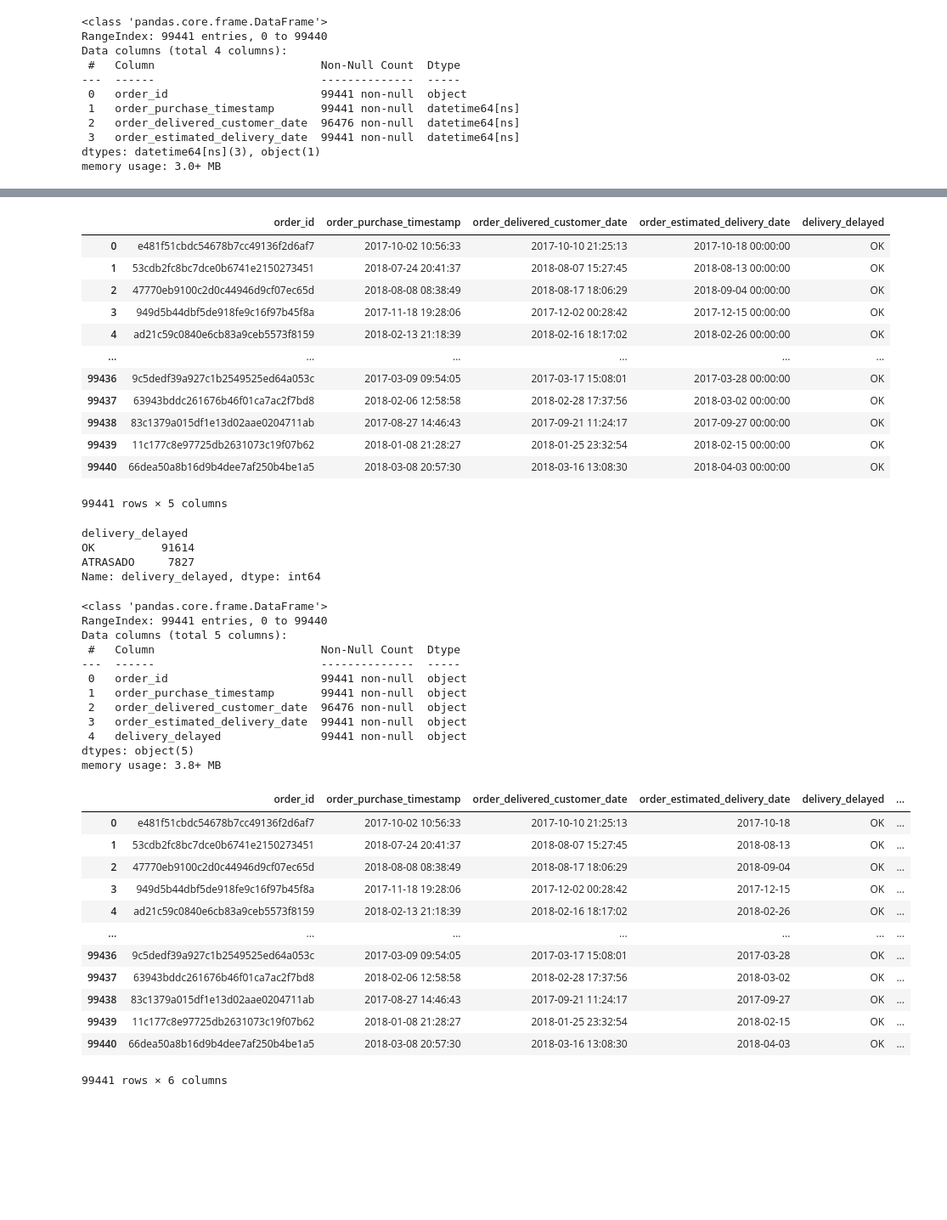
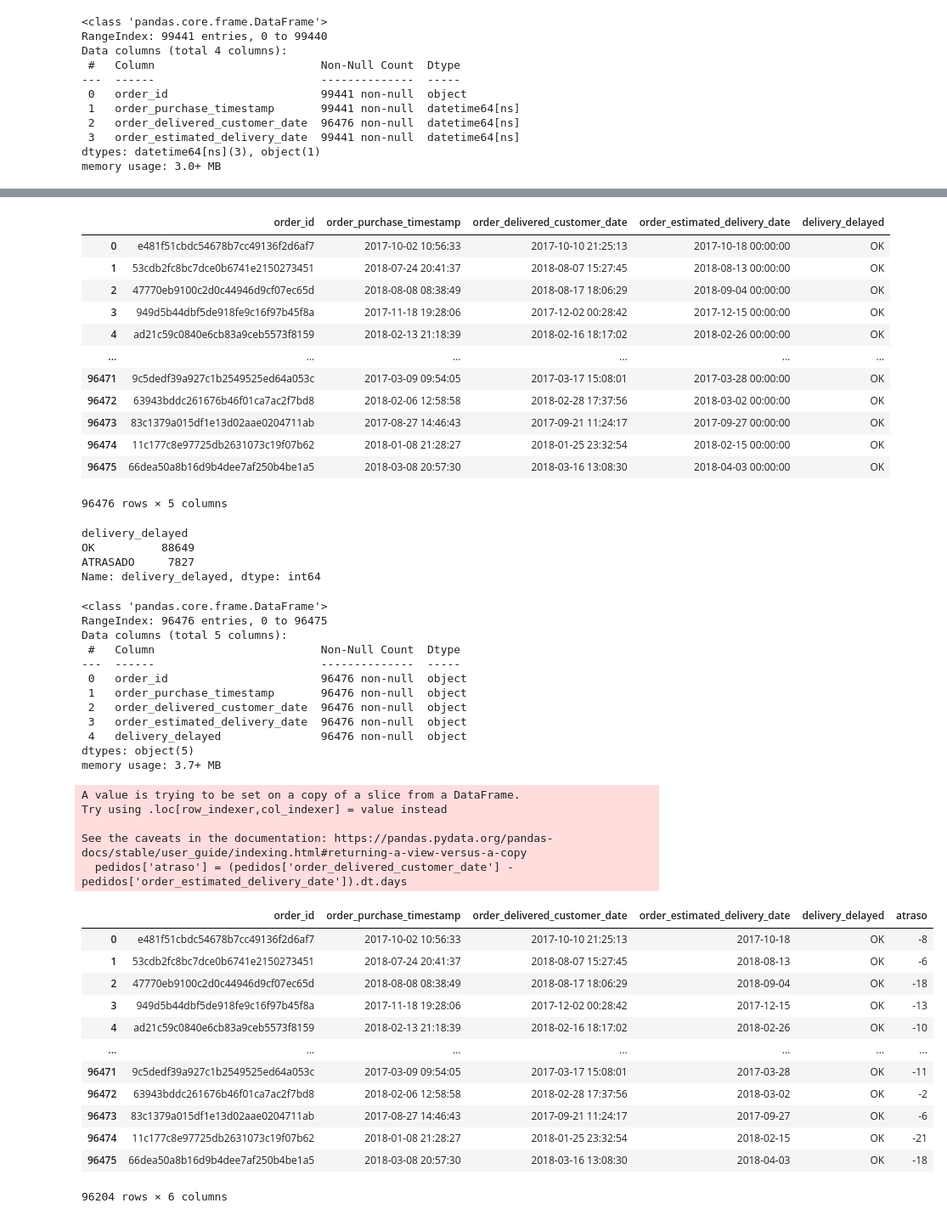
Before and after one commit to MDayvson/Ciencia-de-Dados, a Jupyter notebook: Ciência de Dados Impressionador/18. Utilizando o SQL com dados reais de venda/5. exercicio.ipynb, the cells around one changed output, grey strips where cells are left out. Shown at 85% size. Saved outputs shown, nothing was run; the diff lists cells and outputs as text; code cells hidden in the pictures; blank space fills up the shorter version.

```diff
--- a/Ciência de Dados Impressionador/18. Utilizando o SQL com dados reais de venda/5. exercicio.ipynb
+++ b/Ciência de Dados Impressionador/18. Utilizando o SQL com dados reais de venda/5. exercicio.ipynb
@@ -124,6 +124,7 @@ pedidos = executa_consulta('SELECT order_id, \
                            order_purchase_timestamp, \
                            order_delivered_customer_date, \
                            order_estimated_delivery_date \
-                           FROM orders')
+                           FROM orders \
+                           WHERE order_delivered_customer_date IS NOT NULL')
 pedidos
 # %% [output]
@@ -156,36 +157,36 @@ pedidos
 | 3 | 949d5b44dbf5de918fe9c16f97b45f8a | 2017-11-18 19:28:06 | 2017-12-02 00:28:42 | 2017-12-15 00:00:00 | OK |
 | 4 | ad21c59c0840e6cb83a9ceb5573f8159 | 2018-02-13 21:18:39 | 2018-02-16 18:17:02 | 2018-02-26 00:00:00 | OK |
 | ... | ... | ... | ... | ... | ... |
-| 99436 | 9c5dedf39a927c1b2549525ed64a053c | 2017-03-09 09:54:05 | 2017-03-17 15:08:01 | 2017-03-28 00:00:00 | OK |
-| 99437 | 63943bddc261676b46f01ca7ac2f7bd8 | 2018-02-06 12:58:58 | 2018-02-28 17:37:56 | 2018-03-02 00:00:00 | OK |
-| 99438 | 83c1379a015df1e13d02aae0204711ab | 2017-08-27 14:46:43 | 2017-09-21 11:24:17 | 2017-09-27 00:00:00 | OK |
-| 99439 | 11c177c8e97725db2631073c19f07b62 | 2018-01-08 21:28:27 | 2018-01-25 23:32:54 | 2018-02-15 00:00:00 | OK |
-| 99440 | 66dea50a8b16d9b4dee7af250b4be1a5 | 2018-03-08 20:57:30 | 2018-03-16 13:08:30 | 2018-04-03 00:00:00 | OK |
+| 96471 | 9c5dedf39a927c1b2549525ed64a053c | 2017-03-09 09:54:05 | 2017-03-17 15:08:01 | 2017-03-28 00:00:00 | OK |
+| 96472 | 63943bddc261676b46f01ca7ac2f7bd8 | 2018-02-06 12:58:58 | 2018-02-28 17:37:56 | 2018-03-02 00:00:00 | OK |
+| 96473 | 83c1379a015df1e13d02aae0204711ab | 2017-08-27 14:46:43 | 2017-09-21 11:24:17 | 2017-09-27 00:00:00 | OK |
+| 96474 | 11c177c8e97725db2631073c19f07b62 | 2018-01-08 21:28:27 | 2018-01-25 23:32:54 | 2018-02-15 00:00:00 | OK |
+| 96475 | 66dea50a8b16d9b4dee7af250b4be1a5 | 2018-03-08 20:57:30 | 2018-03-16 13:08:30 | 2018-04-03 00:00:00 | OK |
-99441 rows × 5 columns
+96476 rows × 5 columns
 # %%
 # Fazendo o group by para obter a contagem de verdadeiros e falsos
 
 pedidos.groupby('delivery_delayed')['delivery_delayed'].count().sort_values(ascending=False)
 # %% [output]
 delivery_delayed
-OK          91614
+OK          88649
 ATRASADO     7827
 Name: delivery_delayed, dtype: int64
 # %%
 pedidos.info()
 # %% [output]
 <class 'pandas.core.frame.DataFrame'>
-RangeIndex: 99441 entries, 0 to 99440
+RangeIndex: 96476 entries, 0 to 96475
 Data columns (total 5 columns):
  #   Column                         Non-Null Count  Dtype
 ---  ------                         --------------  -----
- 0   order_id                       99441 non-null  object
- 1   order_purchase_timestamp       99441 non-null  object
+ 0   order_id                       96476 non-null  object
+ 1   order_purchase_timestamp       96476 non-null  object
  2   order_delivered_customer_date  96476 non-null  object
- 3   order_estimated_delivery_date  99441 non-null  object
- 4   delivery_delayed               99441 non-null  object
+ 3   order_estimated_delivery_date  96476 non-null  object
+ 4   delivery_delayed               96476 non-null  object
 dtypes: object(5)
-memory usage: 3.8+ MB
+memory usage: 3.7+ MB
 # %%
 # fazendo o tratamento novamente para as colunas de datas
 
@@ -193,27 +194,38 @@ datas = ['order_purchase_timestamp','order_delivered_customer_date','order_estim
 
 for i in datas:
     pedidos[i] = pd.to_datetime(pedidos[i], format='%Y-%m-%d %H:%M:%S')
+# %%
+import datetime as dt
+
+# considerando pedidos feitos apos 2017
+
+pedidos = pedidos[pedidos.order_purchase_timestamp.dt.year >= 2017]
 # %%
 # temos os dados que muitas entregas atrasam, vamos mostrar quanto tempo elas atrasam
 
 # Calcula a diferença entre a data de entrega real e a data estimada de entrega
-pedidos['delivery_delay_duration'] = (pedidos['order_delivered_customer_date'] - pedidos['order_estimated_delivery_date']).dt.days
+pedidos['atraso'] = (pedidos['order_delivered_customer_date'] - pedidos['order_estimated_delivery_date']).dt.days
 
 pedidos
 # %% [output]
+A value is trying to be set on a copy of a slice from a DataFrame.
+Try using .loc[row_indexer,col_indexer] = value instead
+
+See the caveats in the documentation: https://pandas.pydata.org/pandas-docs/stable/user_guide/indexing.html#returning-a-view-versus-a-copy
+  pedidos['atraso'] = (pedidos['order_delivered_customer_date'] - pedidos['order_estimated_delivery_date']).dt.days
-|  | order_id | order_purchase_timestamp | order_delivered_customer_date | order_estimated_delivery_date | delivery_delayed | ... |
-| 0 | e481f51cbdc54678b7cc49136f2d6af7 | 2017-10-02 10:56:33 | 2017-10-10 21:25:13 | 2017-10-18 | OK | ... |
-| 1 | 53cdb2fc8bc7dce0b6741e2150273451 | 2018-07-24 20:41:37 | 2018-08-07 15:27:45 | 2018-08-13 | OK | ... |
-| 2 | 47770eb9100c2d0c44946d9cf07ec65d | 2018-08-08 08:38:49 | 2018-08-17 18:06:29 | 2018-09-04 | OK | ... |
-| 3 | 949d5b44dbf5de918fe9c16f97b45f8a | 2017-11-18 19:28:06 | 2017-12-02 00:28:42 | 2017-12-15 | OK | ... |
-| 4 | ad21c59c0840e6cb83a9ceb5573f8159 | 2018-02-13 21:18:39 | 2018-02-16 18:17:02 | 2018-02-26 | OK | ... |
+|  | order_id | order_purchase_timestamp | order_delivered_customer_date | order_estimated_delivery_date | delivery_delayed | atraso |
+| 0 | e481f51cbdc54678b7cc49136f2d6af7 | 2017-10-02 10:56:33 | 2017-10-10 21:25:13 | 2017-10-18 | OK | -8 |
+| 1 | 53cdb2fc8bc7dce0b6741e2150273451 | 2018-07-24 20:41:37 | 2018-08-07 15:27:45 | 2018-08-13 | OK | -6 |
+| 2 | 47770eb9100c2d0c44946d9cf07ec65d | 2018-08-08 08:38:49 | 2018-08-17 18:06:29 | 2018-09-04 | OK | -18 |
+| 3 | 949d5b44dbf5de918fe9c16f97b45f8a | 2017-11-18 19:28:06 | 2017-12-02 00:28:42 | 2017-12-15 | OK | -13 |
+| 4 | ad21c59c0840e6cb83a9ceb5573f8159 | 2018-02-13 21:18:39 | 2018-02-16 18:17:02 | 2018-02-26 | OK | -10 |
 | ... | ... | ... | ... | ... | ... | ... |
-| 99436 | 9c5dedf39a927c1b2549525ed64a053c | 2017-03-09 09:54:05 | 2017-03-17 15:08:01 | 2017-03-28 | OK | ... |
-| 99437 | 63943bddc261676b46f01ca7ac2f7bd8 | 2018-02-06 12:58:58 | 2018-02-28 17:37:56 | 2018-03-02 | OK | ... |
-| 99438 | 83c1379a015df1e13d02aae0204711ab | 2017-08-27 14:46:43 | 2017-09-21 11:24:17 | 2017-09-27 | OK | ... |
-| 99439 | 11c177c8e97725db2631073c19f07b62 | 2018-01-08 21:28:27 | 2018-01-25 23:32:54 | 2018-02-15 | OK | ... |
-| 99440 | 66dea50a8b16d9b4dee7af250b4be1a5 | 2018-03-08 20:57:30 | 2018-03-16 13:08:30 | 2018-04-03 | OK | ... |
+| 96471 | 9c5dedf39a927c1b2549525ed64a053c | 2017-03-09 09:54:05 | 2017-03-17 15:08:01 | 2017-03-28 | OK | -11 |
+| 96472 | 63943bddc261676b46f01ca7ac2f7bd8 | 2018-02-06 12:58:58 | 2018-02-28 17:37:56 | 2018-03-02 | OK | -2 |
+| 96473 | 83c1379a015df1e13d02aae0204711ab | 2017-08-27 14:46:43 | 2017-09-21 11:24:17 | 2017-09-27 | OK | -6 |
+| 96474 | 11c177c8e97725db2631073c19f07b62 | 2018-01-08 21:28:27 | 2018-01-25 23:32:54 | 2018-02-15 | OK | -21 |
+| 96475 | 66dea50a8b16d9b4dee7af250b4be1a5 | 2018-03-08 20:57:30 | 2018-03-16 13:08:30 | 2018-04-03 | OK | -18 |
-99441 rows × 6 columns
+96204 rows × 6 columns
 # %%
 # Verificando a media dos atrasos
 
```
Also changed, not shown: parts of 9 cells of this notebook.
